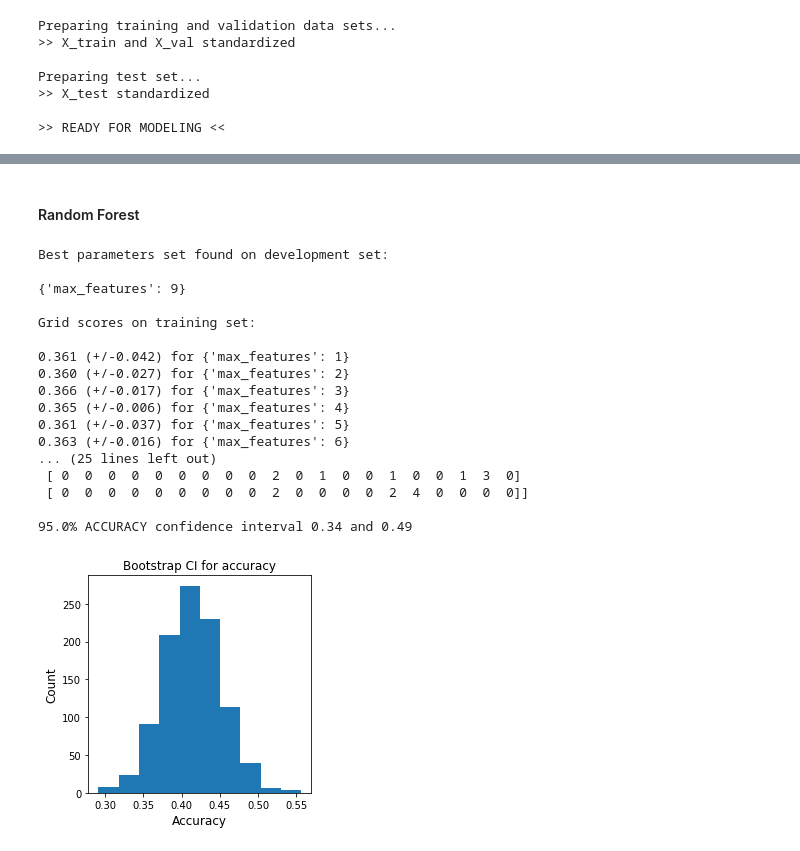
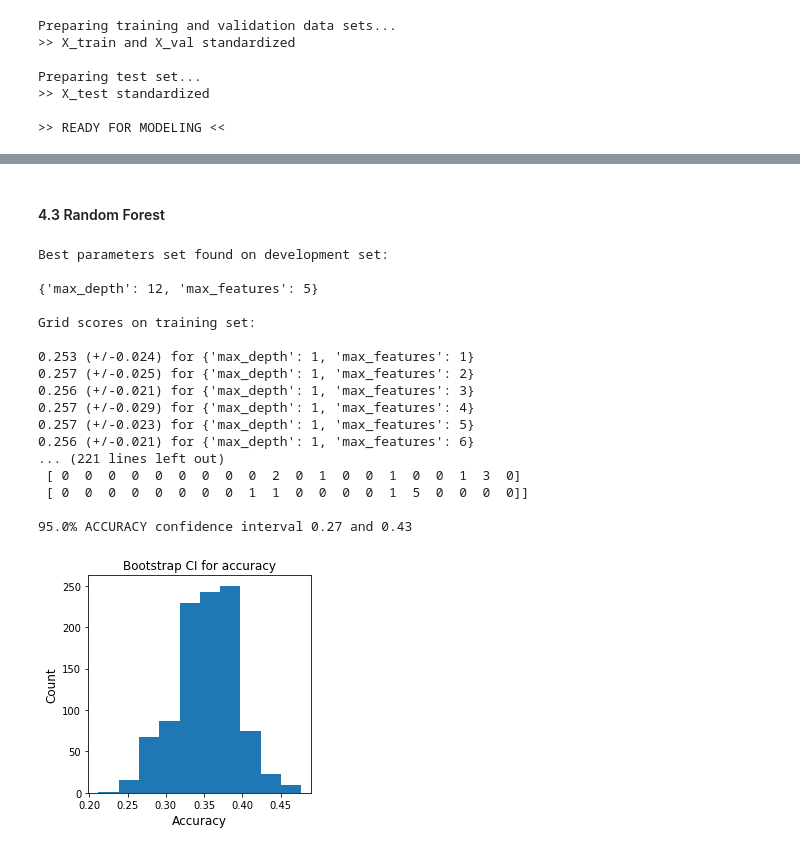
Before and after one commit to natetsang/Image-Classification-ML, a Jupyter notebook: GradProject_NB3.ipynb, the cells around one changed output, grey strips where cells are left out. Cells and saved outputs as stored; diff of their text form; code cells hidden in the pictures.

```diff
--- a/GradProject_NB3.ipynb
+++ b/GradProject_NB3.ipynb
@@ -93,7 +110,7 @@ def find_best_features(n_best_features = 10, useAllFeatures=False):
                                                       y,
                                                       test_size=0.1,
                                                       random_state=42)
-
+    # Scale data and fit model to it
     standard_X = StandardScaler().fit_transform(X_train)
     model = ExtraTreesClassifier(n_estimators=100, random_state=42)
 
@@ -101,11 +118,13 @@ def find_best_features(n_best_features = 10, useAllFeatures=False):
     model.fit(standard_X, y_train)
     print(model.feature_importances_)
     important_features = model.feature_importances_
+
+    # Determine best features to keep
     best_features = important_features.argsort()[-n_best_features:][::-1]
     print(f"Top {n_best_features} best features: {best_features}")
     best_features = [ f'ft{i}' for i in best_features]
     return best_features
 
-features = find_best_features(n_best_features=10, useAllFeatures=False)
+features = find_best_features(n_best_features=10, useAllFeatures=True)
 features
 # %% [output]
@@ -127,12 +158,11 @@ X_train, X_val, y_train, y_val = train_test_split(X, y, test_size=0.1, random_st
 # Standardize training and validation data sets
 scaler = StandardScaler()
 X_train = scaler.fit_transform(X_train)
-X_val = scaler.transform(X_val)
+X_val = scaler.fit_transform(X_val)
 print(">> X_train and X_val standardized \n")
 
 # Prepare test set for modeling by selecting features and standardize
 print("Preparing test set...")
-scaler = StandardScaler()
 X_test = test_df[features]
 X_test = scaler.fit_transform(X_test)
 print(">> X_test standardized")
@@ -166,10 +199,10 @@ def CV_with_GridSearch(estimator, h_parameters, cv):
     cv (int) -- number of folds to use in cross validation
 
     Returns:
-        dict of most optimal parameters based on CV
+        optimal model and dict of most optimal parameters based on CV
     """
-    # scoring is "accuracy" by default
-    clf = GridSearchCV(estimator, h_parameters, cv=3)
+    # Establish GridSearchCV
+    clf = GridSearchCV(estimator, param_grid=h_parameters, scoring='accuracy', cv=10)
     clf.fit(X_train, y_train)
 
     best_params = clf.best_params_
@@ -177,13 +210,14 @@ def CV_with_GridSearch(estimator, h_parameters, cv):
     print(best_params)
     print("\nGrid scores on training set:\n")
 
+    # CV results
     means = clf.cv_results_['mean_test_score']
     stds = clf.cv_results_['std_test_score']
     for mean, std, params in zip(means, stds, clf.cv_results_['params']):
         print("%0.3f (+/-%0.03f) for %r"
-              % (mean, std * 2, params))
+              % (mean, std*2, params))
 
-    return best_params
+    return clf.best_estimator_, best_params
 # %%
 def estimate_model_results(final_estimator, bootstrap_results=False):
     """
@@ -199,6 +233,7 @@ def estimate_model_results(final_estimator, bootstrap_results=False):
         acc_val (float) -- validation accuracy
         acc_bounds (list) -- confidence intervals for validation accuracy
     """
+    # Fit model to training data
     final_estimator.fit(X_train, y_train)
     acc_train = final_estimator.score(X_train, y_train)
     y_pred = final_estimator.predict(X_val)
@@ -206,13 +241,13 @@ def estimate_model_results(final_estimator, bootstrap_results=False):
 
     confusion_matrix = metrics.confusion_matrix(y_val, y_pred)
 
-    print('Train labeling accuracy:', str(round(acc_train*100,2)),'%')
+    print('\nTrain labeling accuracy:', str(round(acc_train*100,2)),'%')
     print('Val labeling accuracy:', str(round(acc_val*100,2)),'%')
     print('\nConfusion matrix:\n', confusion_matrix)
     if bootstrap_results:
         acc_bounds = bootstrap_metrics(1000, 0.95, final_estimator, X_val, y_val)
 
-    return final_estimator, round(acc_val,2), acc_bounds
+    return final_estimator, round(acc_train,2), round(acc_val,2), acc_bounds
 # %%
 def bootstrap_metrics(num_iterations, alpha, model, X_val, y_val):
     """
@@ -375,44 +409,39 @@ Grid scores on training set:
 # %% [markdown]
-#### Random Forest
+#### 4.3 Random Forest
 # %%
 # Step 1: Model
 forest_estimator = RandomForestClassifier(n_estimators=100,
                                           random_state=10)
 
 # Step 2: Identify Hyperparameters
 num_features = range(1, len( features ))
-hyper_parameters = [{'max_features': num_features}]
+hyper_parameters = [{'max_features': num_features,
+                    'max_depth': range(1,13)}]
 
 # Step 3: Find Best Hyperparameters via CV GridSearch
-best_params = CV_with_GridSearch(forest_estimator,
+forest_classifier, best_params = CV_with_GridSearch(forest_estimator,
                                  hyper_parameters,
                                  cv=10)
 
-# Step 4: Fit Model via Best Hyperparameters
-forest_classifier = RandomForestClassifier(n_estimators=500,
-                                           random_state=10,
-                                           max_features=6,
-                                           max_depth = 10)
-
-# Step 5: Evaluate model accuracy and confidence interval
-forest_classifier, validation_accuracy_forest, confidence_interval_forest = (
+# Step 4: Evaluate model accuracy and confidence interval
+forest_classifier, train_accuracy_forest, validation_accuracy_forest, confidence_interval_forest = (
     estimate_model_results(forest_classifier, bootstrap_results=True) )
 # %% [output]
 Best parameters set found on development set:
 
-{'max_features': 9}
+{'max_depth': 12, 'max_features': 5}
 
 Grid scores on training set:
 
-0.361 (+/-0.042) for {'max_features': 1}
-0.360 (+/-0.027) for {'max_features': 2}
-0.366 (+/-0.017) for {'max_features': 3}
-0.365 (+/-0.006) for {'max_features': 4}
-0.361 (+/-0.037) for {'max_features': 5}
-0.363 (+/-0.016) for {'max_features': 6}
-... (25 lines left out)
+0.253 (+/-0.024) for {'max_depth': 1, 'max_features': 1}
+0.257 (+/-0.025) for {'max_depth': 1, 'max_features': 2}
+0.256 (+/-0.021) for {'max_depth': 1, 'max_features': 3}
+0.257 (+/-0.029) for {'max_depth': 1, 'max_features': 4}
+0.257 (+/-0.023) for {'max_depth': 1, 'max_features': 5}
+0.256 (+/-0.021) for {'max_depth': 1, 'max_features': 6}
+... (221 lines left out)
  [ 0  0  0  0  0  0  0  0  0  2  0  1  0  0  1  0  0  1  3  0]
- [ 0  0  0  0  0  0  0  0  0  2  0  0  0  0  2  4  0  0  0  0]]
+ [ 0  0  0  0  0  0  0  0  1  1  0  0  0  0  1  5  0  0  0  0]]
 
-95.0% ACCURACY confidence interval 0.34 and 0.49
+95.0% ACCURACY confidence interval 0.27 and 0.43
-[figure, old version]
+[figure, new version]
```
Also changed, not shown: parts of 35 cells of this notebook, 3 other files.
